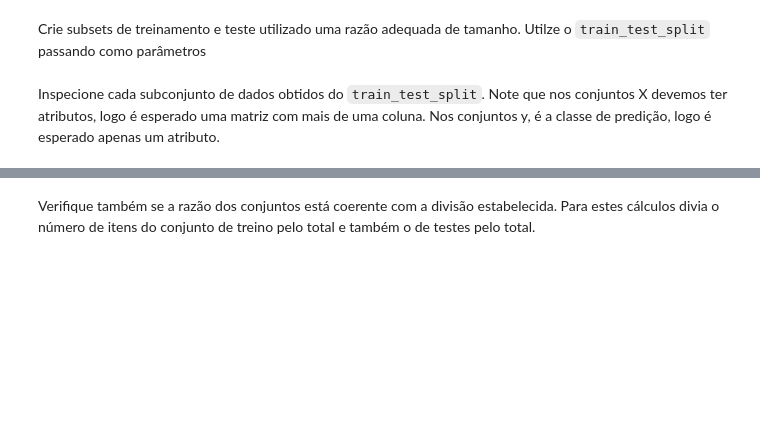
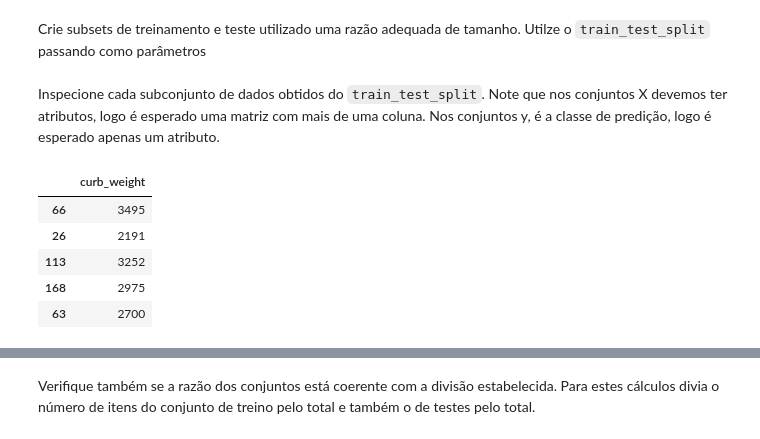
Before and after one commit to vinisimioni/projeto-final-python, a Jupyter notebook: automobile-price-prediction.ipynb, the cells around one changed output, grey strips where cells are left out. Drawn from its saved outputs; the diff is of its cells as text; code cells hidden in the pictures; blank space fills up the shorter version.

````diff
--- a/automobile-price-prediction.ipynb
+++ b/automobile-price-prediction.ipynb
@@ -591,8 +587,23 @@ from sklearn.model_selection import train_test_split
+# %%
+from sklearn.model_selection import train_test_split
+
+#IMPLEMENTAÇÃO
+X = df[['curb_weight']]
+y = df[['price']]
+X_train, X_test, y_train, y_test = train_test_split(X, y, test_size=0.2,random_state=0)
 # %% [markdown]
 Inspecione cada subconjunto de dados obtidos do ```train_test_split```. Note que nos conjuntos X devemos ter atributos, logo é esperado uma matriz com mais de uma coluna. Nos conjuntos y, é a classe de predição, logo é esperado apenas um atributo.
 # %%
 #IMPLEMENTAÇÃO
 #Inspeção de X_train
+X_train.head()
+# %% [output]
+|  | curb_weight |
+| 66 | 3495 |
+| 26 | 2191 |
+| 113 | 3252 |
+| 168 | 2975 |
+| 63 | 2700 |
 # %%
 #IMPLEMENTAÇÃO
 #Inspeção de Y_train
````
Also changed, not shown: parts of 32 cells of this notebook, 1 other file.
